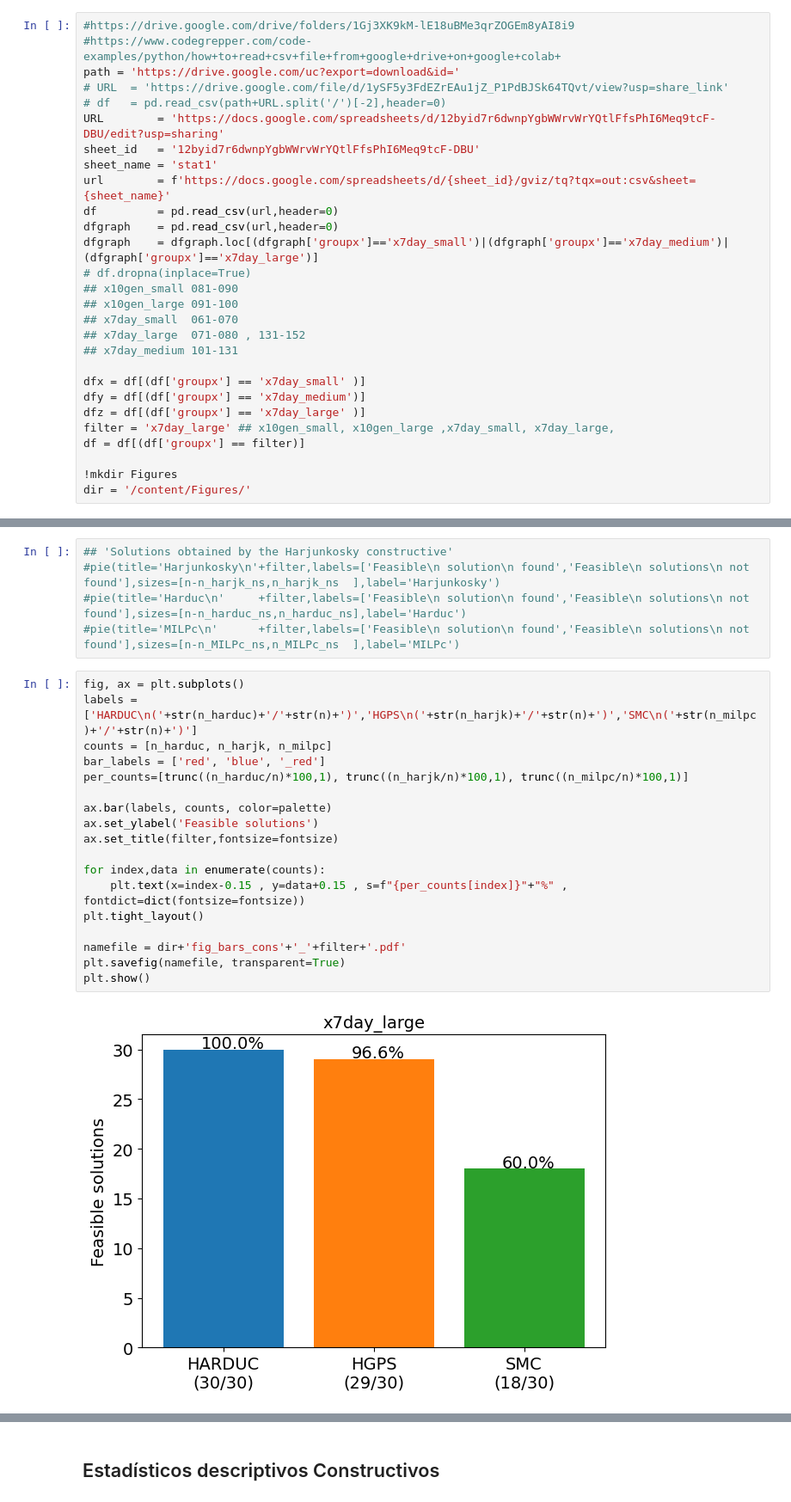
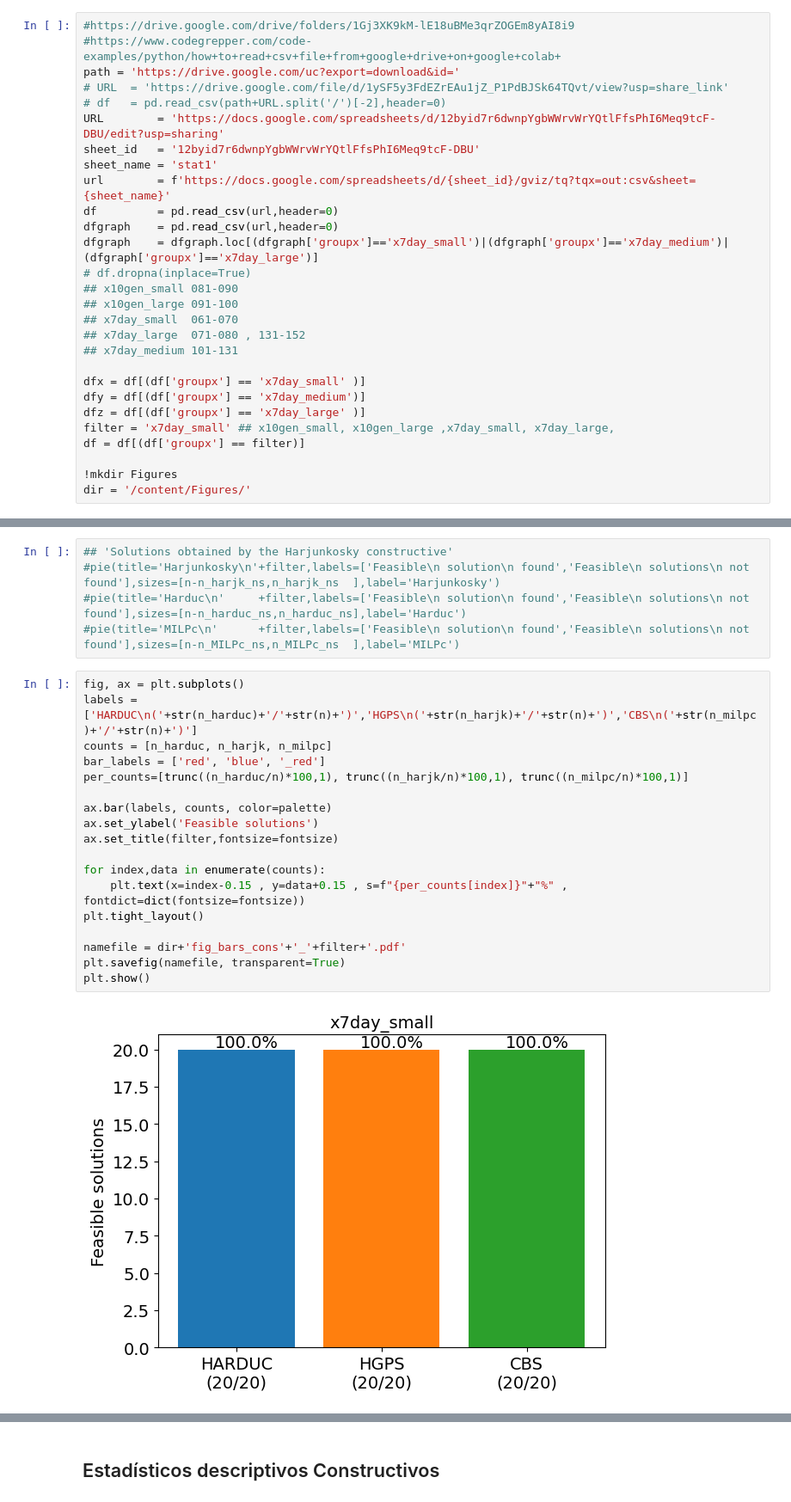
Before and after one commit to urieliram/Matheuristics_UCP, a Jupyter notebook: Figures_TC_UC2.ipynb, the cells around one changed output, grey strips where cells are left out. Shown at 86% size. Saved outputs shown, nothing was run; the diff lists cells and outputs as text.

```diff
--- a/Figures_TC_UC2.ipynb
+++ b/Figures_TC_UC2.ipynb
@@ -153,7 +153,7 @@ dfgraph    = dfgraph.loc[(dfgraph['groupx']=='x7day_small')|(dfgraph['groupx']==
 dfx = df[(df['groupx'] == 'x7day_small' )]
 dfy = df[(df['groupx'] == 'x7day_medium')]
 dfz = df[(df['groupx'] == 'x7day_large' )]
-filter = 'x7day_large' ## x10gen_small, x10gen_large ,x7day_small, x7day_large,
+filter = 'x7day_small' ## x10gen_small, x10gen_large ,x7day_small, x7day_large,
 df = df[(df['groupx'] == filter)]
 
 !mkdir Figures
@@ -1122,24 +1115,24 @@ array([1.88767383e-04, 5.87475717e-02, 3.28849147e-04, 5.79711029e-02,
 #pie(title='MILPc\n'      +filter,labels=['Feasible\n solution\n found','Feasible\n solutions\n not found'],sizes=[n-n_MILPc_ns,n_MILPc_ns  ],label='MILPc')
 # %%
 fig, ax = plt.subplots()
-labels = ['HARDUC\n('+str(n_harduc)+'/'+str(n)+')','HGPS\n('+str(n_harjk)+'/'+str(n)+')','SMC\n('+str(n_milpc)+'/'+str(n)+')']
+labels = ['HARDUC\n('+str(n_harduc)+'/'+str(n)+')','HGPS\n('+str(n_harjk)+'/'+str(n)+')','CBS\n('+str(n_milpc)+'/'+str(n)+')']
 counts = [n_harduc, n_harjk, n_milpc]
 bar_labels = ['red', 'blue', '_red']
 per_counts=[trunc((n_harduc/n)*100,1), trunc((n_harjk/n)*100,1), trunc((n_milpc/n)*100,1)]
 
 ax.bar(labels, counts, color=palette)
 ax.set_ylabel('Feasible solutions')
 ax.set_title(filter,fontsize=fontsize)
 
 for index,data in enumerate(counts):
     plt.text(x=index-0.15 , y=data+0.15 , s=f"{per_counts[index]}"+"%" , fontdict=dict(fontsize=fontsize))
 plt.tight_layout()
 
 namefile = dir+'fig_bars_cons'+'_'+filter+'.pdf'
 plt.savefig(namefile, transparent=True)
 plt.show()
 # %% [output]
-[figure, old version]
+[figure, new version]
 # %%
 ## https://www.geeksforgeeks.org/data-visualization-with-python-seaborn/
 
```
Also changed, not shown: parts of 30 cells of this notebook.
